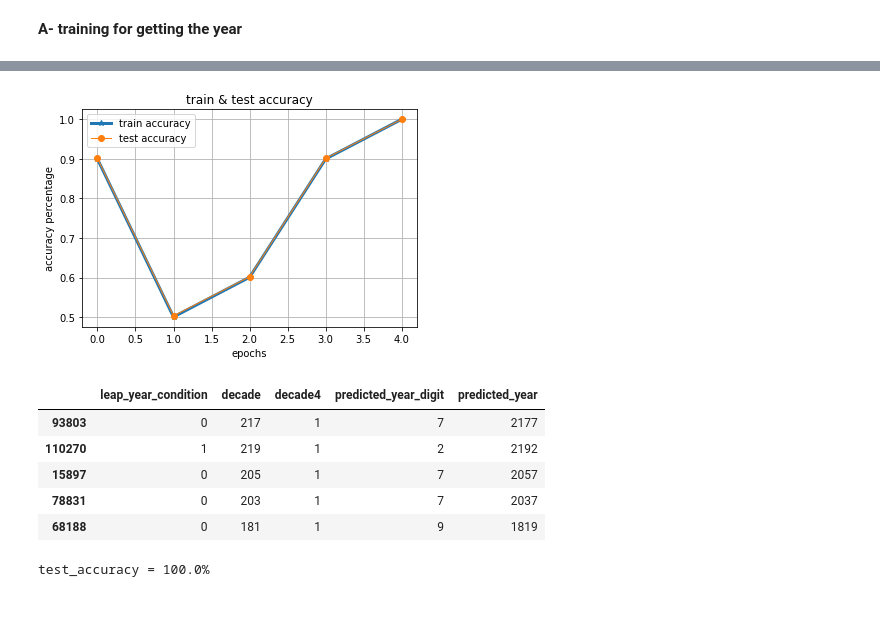
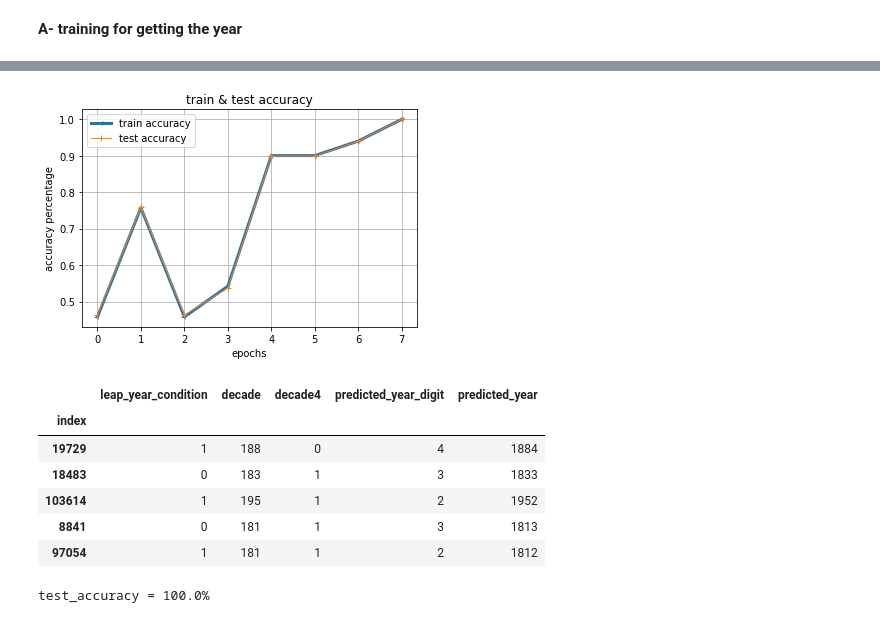
Before and after one commit to salama4ai/Proteinea, a Jupyter notebook: model/training_years.ipynb, the cells around one changed output, grey strips where cells are left out. Drawn from its saved outputs; the diff is of its cells as text; code cells hidden in the pictures.

```diff
--- a/model/training_years.ipynb
+++ b/model/training_years.ipynb
@@ -16,7 +16,7 @@ print(f"Torch version= {torch.__version__},\nCuda version={torch.version.cuda}")
 Torch version= 1.12.1+cu116,
 Cuda version=11.6
 # %%
-df = pd.read_csv("../data/data.csv", converters={#'valid_years_days_dict': eval,
+df = pd.read_csv("../data/data.csv", index_col="index", converters={#'valid_years_days_dict': eval,
                                                  'valid_years_list':eval})
 df.head()
 # %% [output]
@@ -67,0 +60,12 @@ xtrain_year, xtest_year, ytrain_year, ytest_year, vtrain_year, vtest_year = trai
+# %%
+# the previous cell code is replacement for this cell code, as i want to use the same train_test_split data,
+#so i willn't resplit the data again using train_test_split function
+
+
+xtrain_year, xtest_year, ytrain_year, ytest_year, vtrain_year, vtest_year = train_test_split(x_year,
+                                                                                             y_year,
+                                                                                             v,
+                                                                                             test_size=0.19,
+                                                                                             shuffle=True,
+                                                                                             random_state=seed,
+                                                                                             stratify=df.valid_group_days_index)
@@ -143,14 +153,14 @@ def calculate_accuracy(model, data_loader):
 # %%
 # initializing the network
 model = network(in_features=3, out_features=10).to(device)
-lr = 0.0005
+lr = 0.007
 # loss and optimizer initializing
 criterion = nn.CrossEntropyLoss()
 # criterion = nn.MSELoss()
 optimizer = torch.optim.Adam(model.parameters(), lr=lr)
-schedular = torch.optim.lr_scheduler.ReduceLROnPlateau(optimizer, factor=0.1, patience=3, verbose=True)
+schedular = torch.optim.lr_scheduler.ReduceLROnPlateau(optimizer, factor=0.1, patience=53, verbose=True)
 # %%
-num_epochs = 33
+num_epochs = 133
 
 def train_model(num_epochs, data_loader=train_loader_year):
     num_batches = len(data_loader)
@@ -187,6 +197,7 @@ def train_model(num_epochs, data_loader=train_loader_year):
         print(f"after {1+epoch} epoch, train_acc = {(train_acc*100):.2f}%, test_acc = {(test_acc*100):.2f}%, time_elapsed = {((time.time()-start_time)/60):.1f} minuts")
         result_train_acc += [train_acc]
         result_test_acc += [test_acc]
+        schedular.step(test_acc)
         if train_acc==1.0 and test_acc==1.0:
             return result_train_acc, result_test_acc
     return result_train_acc, result_test_acc
@@ -203,17 +217,17 @@ after 5 epoch, train_acc = 100.00%, test_acc = 100.00%, time_elapsed = 1.1 minut
 # %%
 train_line_val = np.array([val for val in result_train_acc])# just replace val with val.cpu() if output is cuda
 test_line_val = np.array([val for val in result_test_acc])# just replace val with val.cpu() if output is cuda
 
-train_line, = plt.plot((range(len(train_line_val))), train_line_val, label="train accuracy", marker="*", linewidth=3)
-test_line, = plt.plot((range(len(test_line_val))), test_line_val, label="test accuracy", marker="o", linewidth=1)
+train_line, = plt.plot((range(len(train_line_val))), train_line_val, label="train accuracy", marker="x", linewidth=3)
+test_line, = plt.plot((range(len(test_line_val))), test_line_val, label="test accuracy", marker="+", linewidth=1.5)
 plt.legend(loc="best", handles=[train_line, test_line])
 plt.title("train & test accuracy")
 plt.xlabel("epochs")
 plt.ylabel("accuracy percentage")
 plt.grid()
 plt.show()
 # %% [output]
-[figure, old version]
+[figure, new version]
 # %%
 r_test = xtest_year
 dt = r_test.copy(deep=True)
@@ -223,11 +237,12 @@ dt["predicted_year"] = [str(dec+pred) for dec, pred in zip(dt.decade*10, dt.pred
 dt.head()
 # %% [output]
 |  | leap_year_condition | decade | decade4 | predicted_year_digit | predicted_year |
-| 93803 | 0 | 217 | 1 | 7 | 2177 |
-| 110270 | 1 | 219 | 1 | 2 | 2192 |
-| 15897 | 0 | 205 | 1 | 7 | 2057 |
-| 78831 | 0 | 203 | 1 | 7 | 2037 |
-| 68188 | 0 | 181 | 1 | 9 | 1819 |
+| index |  |  |  |  |  |
+| 19729 | 1 | 188 | 0 | 4 | 1884 |
+| 18483 | 0 | 183 | 1 | 3 | 1833 |
+| 103614 | 1 | 195 | 1 | 2 | 1952 |
+| 8841 | 0 | 181 | 1 | 3 | 1813 |
+| 97054 | 1 | 181 | 1 | 2 | 1812 |
 # %%
 test_accuracy = calculate_accuracy(model, data_loader=test_loader_year)
 print(f"test_accuracy = {test_accuracy*100}%")
```
Also changed, not shown: parts of 8 cells of this notebook, 13 other files.
